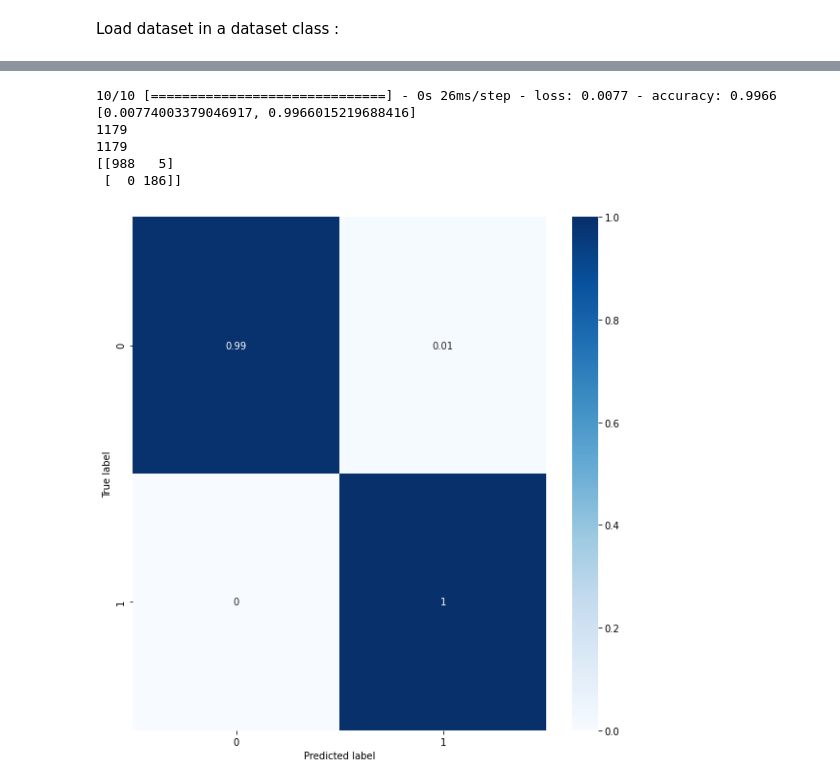
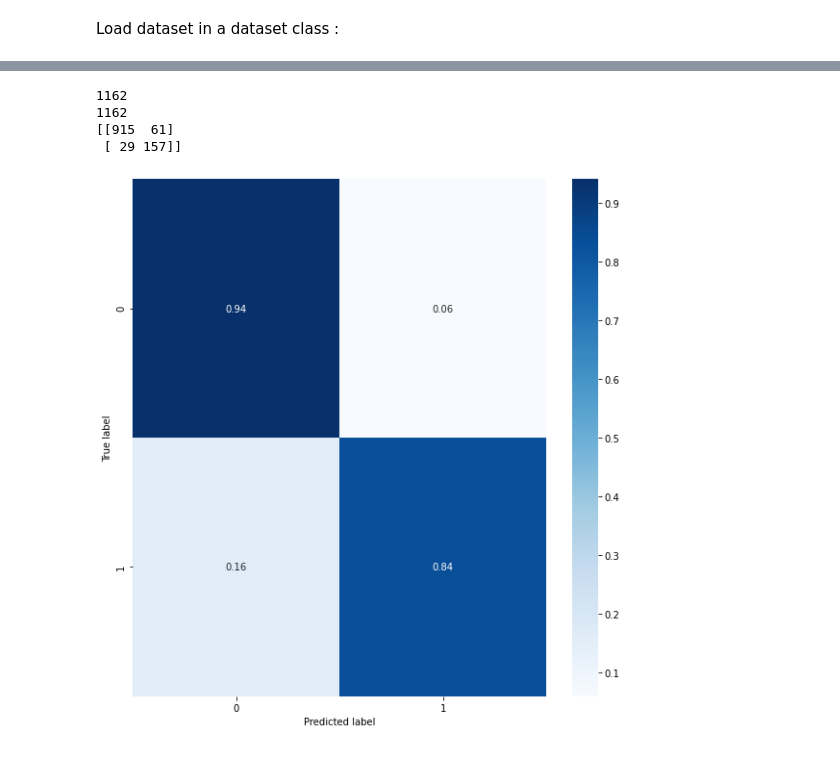
Before and after one commit to heolfief/Where_is_Waldo_AI_solver, a Jupyter notebook: GoogleColab_main.ipynb, the cells around one changed output, grey strips where cells are left out. Saved outputs shown, nothing was run; the diff lists cells and outputs as text; code cells hidden in the pictures.

```diff
--- a/GoogleColab_main.ipynb
+++ b/GoogleColab_main.ipynb
@@ -79,4 +86,5 @@ train_dataset = ds.take(train_size)
 temp = ds.skip(train_size)
 
 test_dataset = temp.take(test_size)
-val_dataset = temp.skip(test_size)
+temp = ds.skip(test_size)
+val_dataset = temp.take(val_size)
@@ -160,10 +175,9 @@ import time
 
 train_dataset = train_dataset.shuffle(1000)
 train_dataset = train_dataset.batch(128)
-test_dataset = test_dataset.shuffle(1000)
+val_dataset = val_dataset.shuffle(1000)
+val_dataset = val_dataset.batch(128)
 test_dataset = test_dataset.batch(128)
-#val_dataset = val_dataset.shuffle(1000)
-val_dataset = val_dataset.batch(128)
 # %%
 CNN = Sequential()
 
@@ -275,35 +289,29 @@ plt.show()
 # %%
 import numpy as np
 import pandas as pd
 import matplotlib.pyplot as plt
 import seaborn as sns
 
-accuracy=CNN.evaluate(test_dataset)
-print(accuracy)
-
-
-y_pred=CNN.predict_classes(val_dataset)
+y_pred=CNN.predict_classes(test_dataset)
 print(y_pred.size)
-true_categories = tf.concat([y for x, y in val_dataset], axis=0)
+true_categories = tf.concat([y for x, y in test_dataset], axis=0)
 print(true_categories.numpy().size)
 con_mat = tf.math.confusion_matrix(labels=true_categories, predictions=y_pred).numpy()
 print(con_mat)
 con_mat_norm = np.around(con_mat.astype('float') / con_mat.sum(axis=1)[:, np.newaxis], decimals=2)
 classes = [0, 1]
 con_mat_df = pd.DataFrame(con_mat_norm,
                      index = classes,
                      columns = classes)
 figure = plt.figure(figsize=(8, 8))
 sns.heatmap(con_mat_df, annot=True,cmap=plt.cm.Blues)
 plt.tight_layout()
 plt.ylabel('True label')
 plt.xlabel('Predicted label')
 plt.show()
 # %% [output]
-10/10 [==============================] - 0s 26ms/step - loss: 0.0077 - accuracy: 0.9966
-[0.00774003379046917, 0.9966015219688416]
-1179
-1179
-[[988   5]
- [  0 186]]
+1162
+1162
+[[915  61]
+ [ 29 157]]
-[figure, old version]
+[figure, new version]
```
Also changed, not shown: parts of 10 cells of this notebook.
